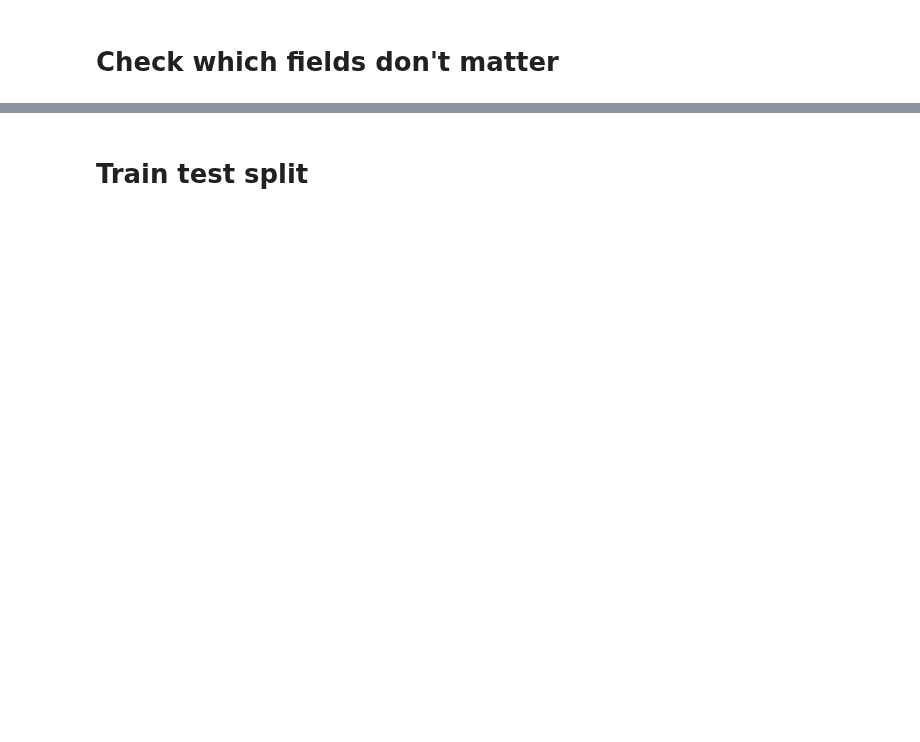
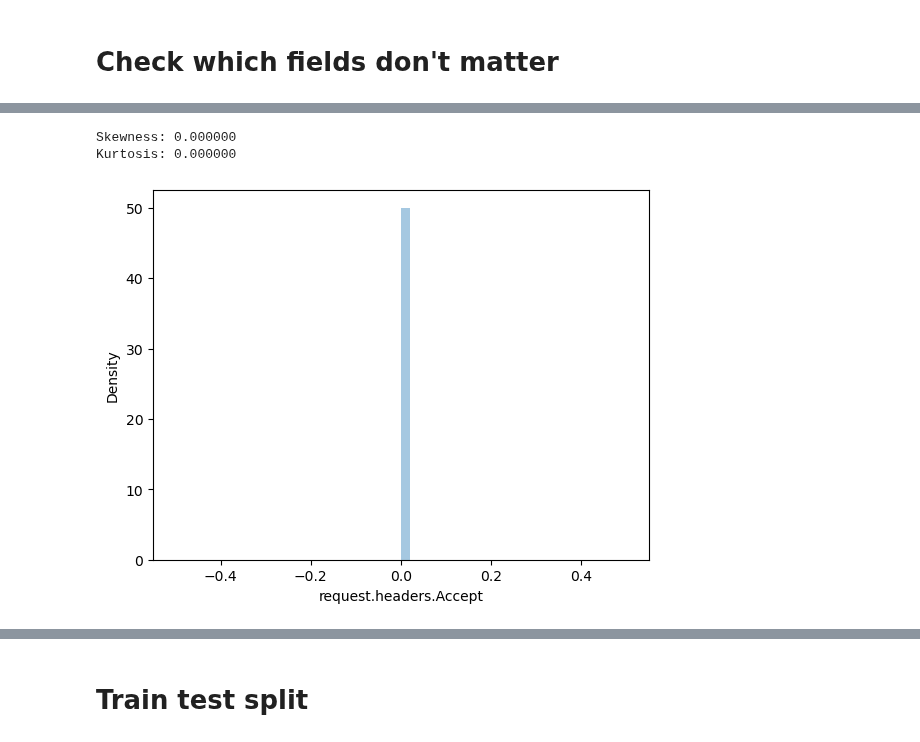
Before and after one commit to chenshtynmetz/CiscoCompetition, a Jupyter notebook: Dataset4.ipynb, the cells around one changed output, grey strips where cells are left out. Saved outputs shown, nothing was run; the diff lists cells and outputs as text; code cells hidden in the pictures; blank space fills up the shorter version.

```diff
--- a/Dataset4.ipynb
+++ b/Dataset4.ipynb
@@ -186,0 +205,8 @@ heatmap.set_title('Correlation Heatmap', fontdict={'fontsize':12});
+# %%
+sns.distplot(df['request.headers.Accept'])
+print("Skewness: %f" % df['request.headers.Accept'].skew())
+print("Kurtosis: %f" % df['request.headers.Accept'].kurt())
+# %% [output]
+Skewness: 0.000000
+Kurtosis: 0.000000
+[figure, added]
```
Also changed, not shown: parts of 36 cells of this notebook.
